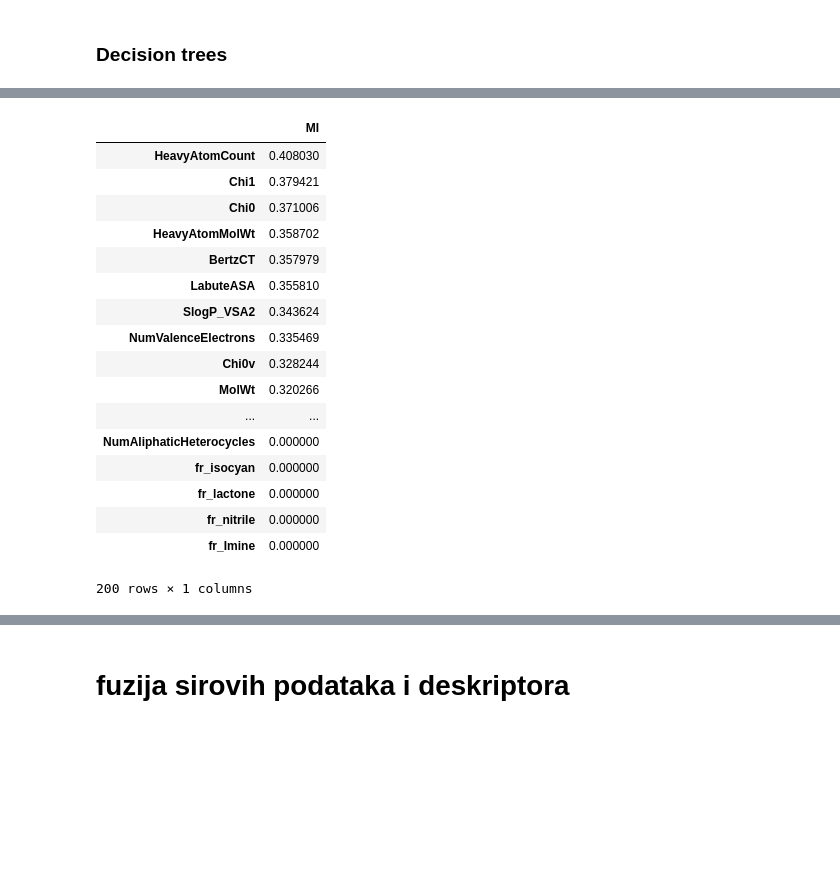
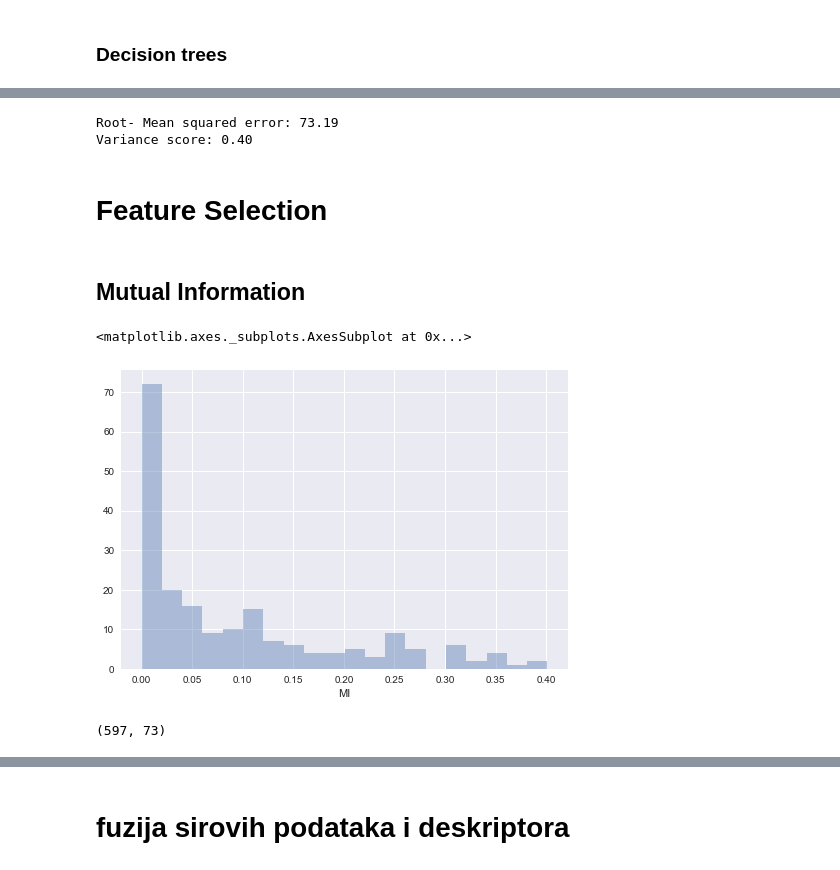
Before and after one commit to CrazyHooch1/modeliranje-tutorial, a Jupyter notebook: Tutorial 2/fs_tut.ipynb, the cells around one changed output, grey strips where cells are left out. Drawn from its saved outputs; the diff is of its cells as text; code cells hidden in the pictures; blank space fills up the shorter version.

Commit message:
Mutual Information and Random Forest RFE implemented

```diff
--- a/Tutorial 2/fs_tut.ipynb
+++ b/Tutorial 2/fs_tut.ipynb
@@ -103,12 +113,3 @@ X_train, X_test, y_train, y_test = train_test_split(X, y, test_size=0.33, random
 ## Regression using all features
 # %% [markdown]
 ### Linear regression
-# %%
-lr_model = LinearRegression()
-lr_model.fit(X_train, y_train)
-pred = lr_model.predict(X_test)
-# The mean squared error
-print("Mean squared error: %.2f"
-      % mean_squared_error(y_test, pred))
-# Explained variance score: 1 is perfect prediction
-print('Variance score: %.2f' % r2_score(y_test, pred))
@@ -117,0 +116,3 @@ Variance score: -650195.90
+# %%
+lr_model = LinearRegression()
+fit_regression_model(lr_model, X_train, X_test, y_train, y_test)
@@ -118,11 +122,2 @@ Variance score: -650195.90
 # %% [markdown]
 ### Decision trees
-# %%
-dt_model = DecisionTreeRegressor()
-dt_model.fit(X_train, y_train)
-pred = dt_model.predict(X_test)
-# The mean squared error
-print("Mean squared error: %.2f"
-      % mean_squared_error(y_test, pred))
-# Explained variance score: 1 is perfect prediction
-print('Variance score: %.2f' % r2_score(y_test, pred))
@@ -134,26 +124,23 @@ Variance score: 0.50
+# %%
+dt_model = DecisionTreeRegressor()
+fit_regression_model(dt_model, X_train, X_test, y_train, y_test)
+# %% [output]
+Root- Mean squared error: 73.19
+Variance score: 0.40
+# %% [markdown]
+# Feature Selection
+# %% [markdown]
+## Mutual Information
 # %%
 mreg = mutual_info_regression(X_train, y_train)
 # %%
 fs_results = pd.DataFrame(data = mreg, index = feature_names, columns=['MI'])
+# %%
+# Distribution of MI
+sns.distplot(fs_results['MI'], bins = 20, kde =False)
+# %% [output]
+<matplotlib.axes._subplots.AxesSubplot at 0x...>
+[figure, added]
 # %%
 # Order features in descending order based on the MI
-fs_results.sort_values(by='MI', ascending=False)
+fs_results.sort_values(by='MI', ascending=False, inplace = True)
-# %% [output]
-|  | MI |
-| HeavyAtomCount | 0.408030 |
-| Chi1 | 0.379421 |
-| Chi0 | 0.371006 |
-| HeavyAtomMolWt | 0.358702 |
-| BertzCT | 0.357979 |
-| LabuteASA | 0.355810 |
-| SlogP_VSA2 | 0.343624 |
-| NumValenceElectrons | 0.335469 |
-| Chi0v | 0.328244 |
-| MolWt | 0.320266 |
-| ... | ... |
-| NumAliphaticHeterocycles | 0.000000 |
-| fr_isocyan | 0.000000 |
-| fr_lactone | 0.000000 |
-| fr_nitrile | 0.000000 |
-| fr_Imine | 0.000000 |
-200 rows × 1 columns
@@ -159,0 +150,5 @@ fs_results.sort_values(by='MI', ascending=False)
+# %%
+X_mi = X[important_features_mi]
+X_mi.shape
+# %% [output]
+(597, 73)
```
Also changed, not shown: parts of 29 cells of this notebook.
